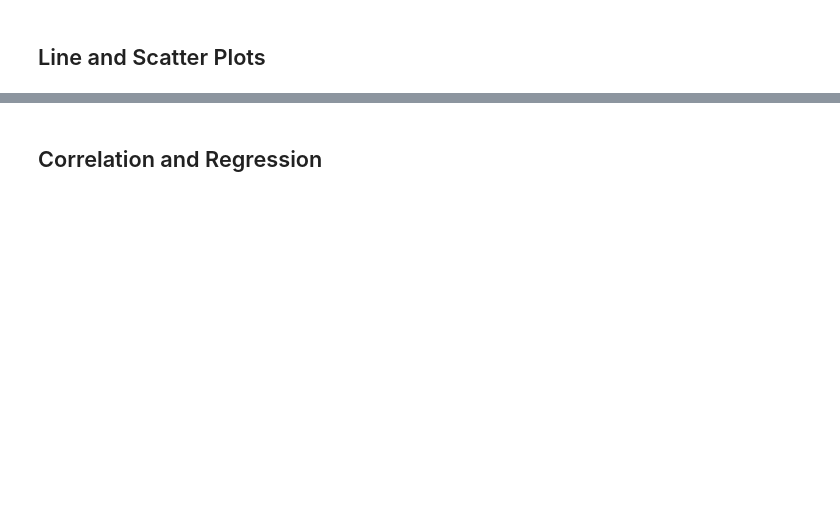
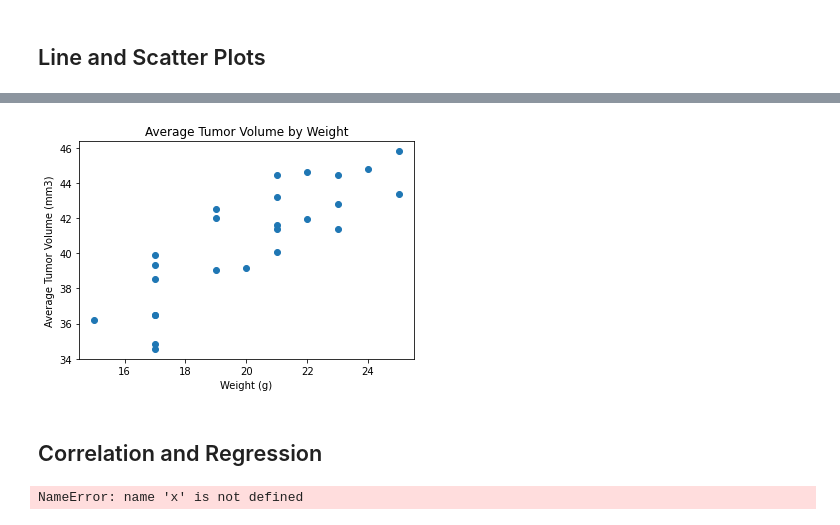
Before and after one commit to shalynalavoie/Matplotlib-Mouse-Study, a Jupyter notebook: matplotlib.ipynb, the cells around one changed output, grey strips where cells are left out. Saved outputs shown, nothing was run; the diff lists cells and outputs as text; code cells hidden in the pictures; blank space fills up the shorter version.

```diff
--- a/matplotlib.ipynb
+++ b/matplotlib.ipynb
@@ -168,5 +248,44 @@ plt.show()
+# %%
+# Generate a scatter plot of average tumor volume vs. mouse weight for the Capomulin regimen
+# Isolate cases that only use the Capomulin regimen
+capomulin_df = clean_mice_df.loc[data_df['Drug Regimen'] == 'Capomulin']
+
+# Find average tumor volume for each mouse
+
+avg_vol_df = pd.DataFrame(capomulin_df.groupby('Mouse ID')['Tumor Volume (mm3)'].mean().sort_values()).reset_index().rename(columns={'Tumor Volume (mm3)': 'avg_tumor_vol'})
+
+# Merge average tumor volume onto data_df and drop duplicates
+avg_vol_df = pd.merge(capomulin_df, avg_vol_df, on='Mouse ID')
+final_avg_vol_df = avg_vol_df[['Weight (g)', 'avg_tumor_vol']].drop_duplicates()
+final_avg_vol_df
+
+x = final_avg_vol_df['Weight (g)']
+y = final_avg_vol_df['avg_tumor_vol']
+
+# Create a scatter plot based on new dataframe above with circle markers and listed colors
+plt.scatter(x, y)
+
+# Add labels and title to plot
+plt.xlabel("Weight (g)")
+plt.ylabel("Average Tumor Volume (mm3)")
+plt.title('Average Tumor Volume by Weight')
+# Display plot
+plt.show()
+# %% [output]
+[figure, added]
 # %% [markdown]
 ## Correlation and Regression
 # %%
 # Calculate the correlation coefficient and linear regression model
+correlation = st.pearsonr(x,y)
+
+print(f"""The correlation between weight and average tumor volume
+on the Capomulin regimen is {round(correlation[0],2)}.""")
+
+(slope, intercept, rvalue, pvalue, stderr) = linregress(x, y)
+regress_values = x * slope + intercept
+line_eq = "y = " + str(round(slope,2)) + "x + " + str(round(intercept,2))
+
 # for mouse weight and average tumor volume for the Capomulin regimen
+# %% [output]
+NameError: name 'x' is not defined
```
Also changed, not shown: parts of 8 cells of this notebook.
